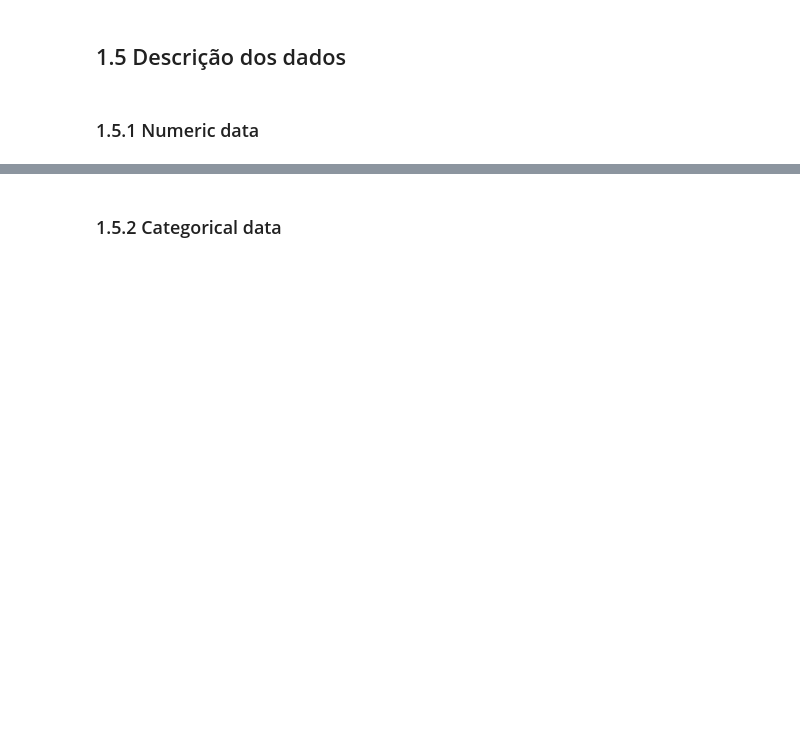
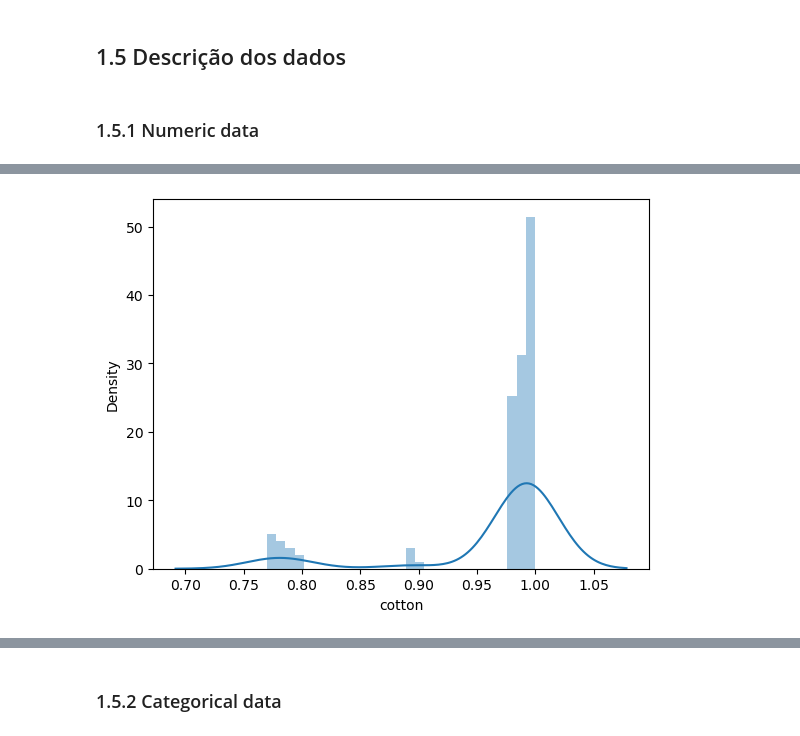
Before and after one commit to valferreiraalv/star_jeans, a Jupyter notebook: notebook/star_jeans_data_analysis.ipynb, the cells around one changed output, grey strips where cells are left out. Cells and saved outputs as stored; diff of their text form; code cells hidden in the pictures; blank space fills up the shorter version.

```diff
--- a/notebook/star_jeans_data_analysis.ipynb
+++ b/notebook/star_jeans_data_analysis.ipynb
@@ -162,0 +173,4 @@ ml
+# %%
+sns.distplot(df01['cotton']);
+# %% [output]
+[figure, added]
```
Also changed, not shown: parts of 7 cells of this notebook.
